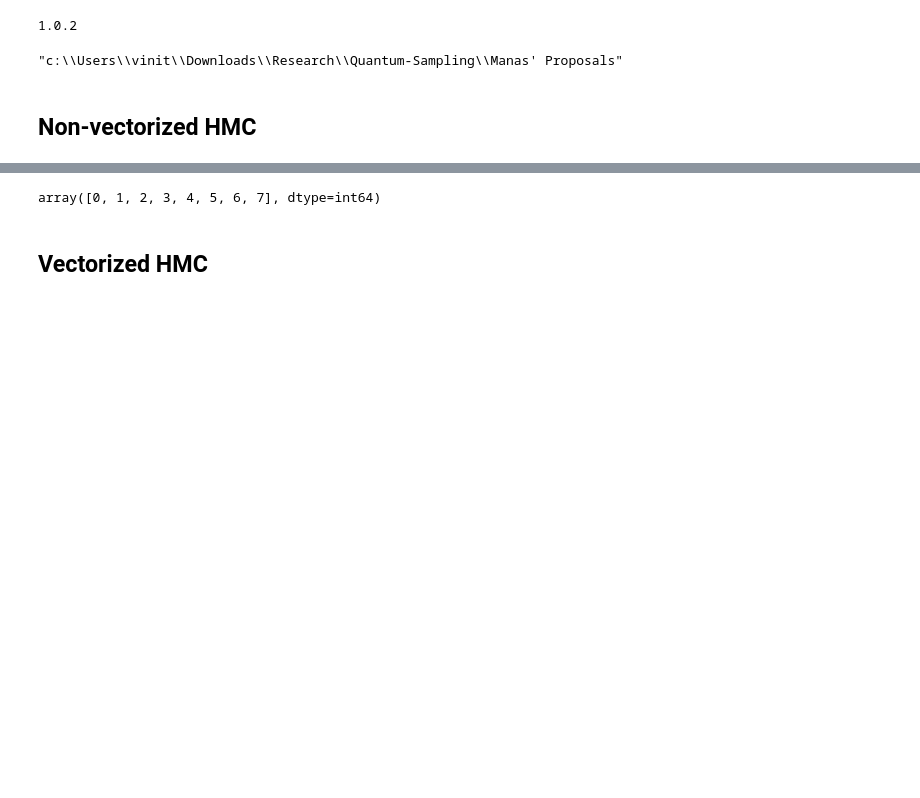
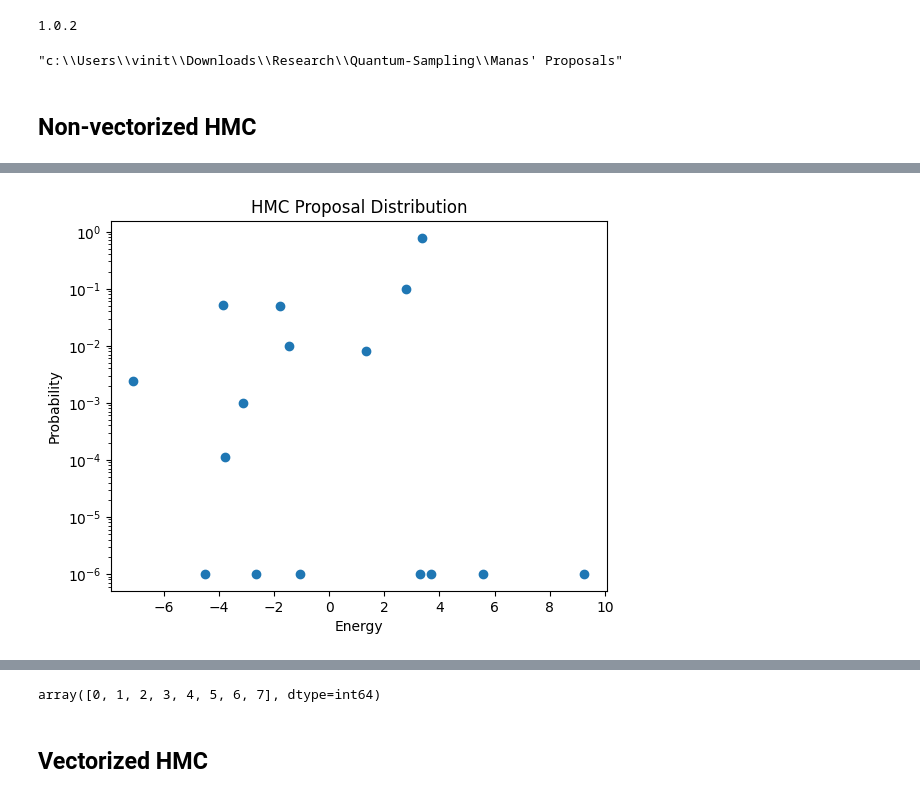
Before and after one commit to vinitX/Quantum-Sampling, a Jupyter notebook: Manas' Proposals/HMC_vectorized.ipynb, the cells around one changed output, grey strips where cells are left out. Cells and saved outputs as stored; diff of their text form; code cells hidden in the pictures; blank space fills up the shorter version.

```diff
--- a/Manas' Proposals/HMC_vectorized.ipynb
+++ b/Manas' Proposals/HMC_vectorized.ipynb
@@ -25,10 +25,6 @@ os.getcwd()
 # %% [output]
 1.0.2
 "c:\\Users\\vinit\\Downloads\\Research\\Quantum-Sampling\\Manas' Proposals"
-# %%
-Q = 1000 * 100 * 8
-n = 3
-P_flat = np.random.normal(size=(Q, n))                  # (Q, n)
 # %% [markdown]
 ## Non-vectorized HMC
 # %%
@@ -109,9 +105,7 @@ def grad_U(x, J, h, alpha):
     #v = np.sign(np.tanh(alpha * x))
     t = np.tanh(alpha * x)
     sech_sq = 1.0 * (1 - t ** 2)
-    return alpha * sech_sq * (h + 2 * J @ t)
-
-
+    return alpha * sech_sq * (h + J @ t)  #Assuming J is symmetric; Otherwise multiply by 2.
 
 def leapfrog_integrator(x, p, grad_U, epsilon, L, J, h, alpha):
     # Integrates hamilton's eqn of motion
@@ -121,10 +115,11 @@ def leapfrog_integrator(x, p, grad_U, epsilon, L, J, h, alpha):
         x_new += epsilon * p_new
         if _ != L - 1:
             p_new -= epsilon * grad_U(x_new, J, h, alpha)
+        x_list.append(x_new.copy())
     p_new -= 0.5 * epsilon * grad_U(x_new, J, h, alpha)
     return x_new, p_new
 
-
+p_global = []
 def HMC_step(v, problem_inst, epsilon, L, alpha=2.0, num_p_samples=10):
     """HMC update for binary v using multiple momentum samples"""
     J_Q = problem_inst.J_quantum
@@ -137,13 +132,13 @@ def HMC_step(v, problem_inst, epsilon, L, alpha=2.0, num_p_samples=10):
 
     for _ in range(num_p_samples):
         p = np.random.normal(size=n)
+        p_global.append(p)
 
         v_old = np.sign(np.tanh(alpha * x))
 
         #U_x_init = config_energies[2**n - Proposal_object.get_spinconfig_to_int(v_old)-1]
         U_x_init = problem_inst.E_arr[::-1][spinconf2int(v_old)]
         H_init = 0.5 * np.sum(p**2) + U_x_init
-
 
         x_new, p_new = leapfrog_integrator(x, p, grad_U, epsilon, L, J_Q, h_Q, alpha)
         v_new = np.sign(np.tanh(alpha * x_new))
@@ -199,3 +194,80 @@ def HMC_T_matrix(problem_inst, epsilon=0.1, L=10, alpha=3.0, num_samples=100, nu
     T = normalize_transition_matrix(T, eps=1e-12, verbose=True)
 
     return T
+# %%
+sample_size=1000
+
+np.random.seed(42)
+J = np.random.randn(4,4)
+J = 0.5 * (J + J.T)
+np.fill_diagonal(J, 0)
+h = np.random.randn(4)
+
+problem_inst = ProblemInstance(J, h)
+
+T = 1
+prop_type = 'Continuous-HMC'
+accept_type = 'metropolis'
+
+problem_inst.T = T
+
+epsilon=0.2
+L=10
+alpha=3.0
+num_samples=300
+num_p_samples=30
+
+n = problem_inst.n
+
+configs = all_configs(n)
+idx_map = {tuple(c): i for i, c in enumerate(configs)}
+#T = np.zeros((2**n, 2**n))
+T_0 = np.zeros((2**n))
+
+aggregate_counts = {}
+v = configs[0]
+for _ in range(num_samples):
+    counts = HMC_step(np.array(v),problem_inst, epsilon, L, alpha, num_p_samples)
+
+    for k, val in counts.items():
+        aggregate_counts[k] = aggregate_counts.get(k, 0) + val
+
+print(aggregate_counts)
+
+total = sum(aggregate_counts.values())
+for v_prime, c in aggregate_counts.items():
+    j = idx_map[v_prime]
+    T_0[j] = c / total
+
+#plt.plot(T_0)
+
+plt.scatter(problem_inst.E_arr[::-1], T_0+1e-6)
+plt.semilogy()
+plt.ylabel('Probability')
+plt.xlabel('Energy')
+plt.title('HMC Proposal Distribution')
+
+
+
+# from tqdm import tqdm
+# for v in tqdm(configs, desc="Building T matrix"):
+#     aggregate_counts = {}
+
+#     for _ in range(num_samples):
+#         counts = HMC_step(np.array(v),problem_inst, epsilon, L, alpha, num_p_samples)
+
+#         for k, val in counts.items():
+#             aggregate_counts[k] = aggregate_counts.get(k, 0) + val
+
+#     i = idx_map[tuple(v)]
+#     total = sum(aggregate_counts.values())
+#     for v_prime, c in aggregate_counts.items():
+
+#         j = idx_map[v_prime]
+#         if j != i :
+#             T[j, i] = c / total
+
+#     T[i,i] = 1-sum(T[:,i])
+
+# T = normalize_transition_matrix(T, eps=1e-12, verbose=True)
+# %% [output]
@@ -201,0 +276 @@ def HMC_T_matrix(problem_inst, epsilon=0.1, L=10, alpha=3.0, num_samples=100, nu
+[figure, added]
```
Also changed, not shown: parts of 7 cells of this notebook.
